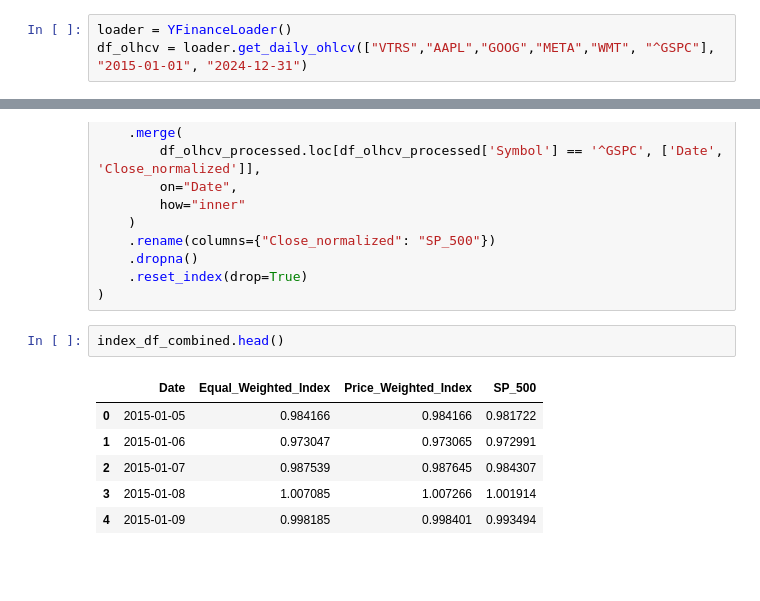
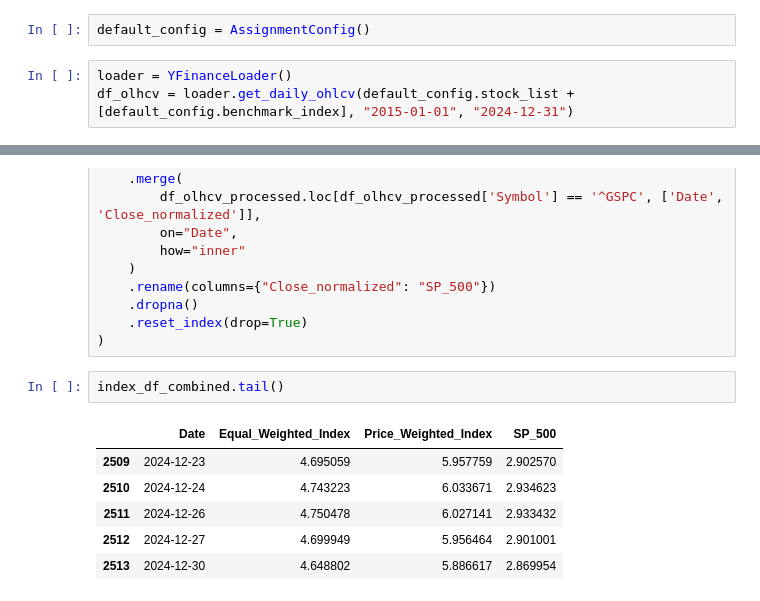
Before and after one commit to whanyu1212/ft5009-assignment2, a Jupyter notebook: notebook/scratchpad.ipynb, the cells around one changed output, grey strips where cells are left out. Drawn from its saved outputs; the diff is of its cells as text; blank space fills up the shorter version.

```diff
--- a/notebook/scratchpad.ipynb
+++ b/notebook/scratchpad.ipynb
@@ -19,6 +24,8 @@ from src.index import IndexBuilder
+# %%
+default_config = AssignmentConfig()
 # %%
 loader = YFinanceLoader()
-df_olhcv = loader.get_daily_ohlcv(["VTRS","AAPL","GOOG","META","WMT", "^GSPC"], "2015-01-01", "2024-12-31")
+df_olhcv = loader.get_daily_ohlcv(default_config.stock_list + [default_config.benchmark_index], "2015-01-01", "2024-12-31")
 # %% [output]
 [*********************100%***********************]  1 of 1 completed
 [*********************100%***********************]  1 of 1 completed
@@ -148,12 +173,12 @@ index_df_combined = (
     .reset_index(drop=True)
 )
 # %%
-index_df_combined.head()
+index_df_combined.tail()
 # %% [output]
 |  | Date | Equal_Weighted_Index | Price_Weighted_Index | SP_500 |
-| 0 | 2015-01-05 | 0.984166 | 0.984166 | 0.981722 |
-| 1 | 2015-01-06 | 0.973047 | 0.973065 | 0.972991 |
-| 2 | 2015-01-07 | 0.987539 | 0.987645 | 0.984307 |
-| 3 | 2015-01-08 | 1.007085 | 1.007266 | 1.001914 |
-| 4 | 2015-01-09 | 0.998185 | 0.998401 | 0.993494 |
+| 2509 | 2024-12-23 | 4.695059 | 5.957759 | 2.902570 |
+| 2510 | 2024-12-24 | 4.743223 | 6.033671 | 2.934623 |
+| 2511 | 2024-12-26 | 4.750478 | 6.027141 | 2.933432 |
+| 2512 | 2024-12-27 | 4.699949 | 5.956464 | 2.901001 |
+| 2513 | 2024-12-30 | 4.648802 | 5.886617 | 2.869954 |
 # %%
```
Also changed, not shown: parts of 31 cells of this notebook, 5 other files.
